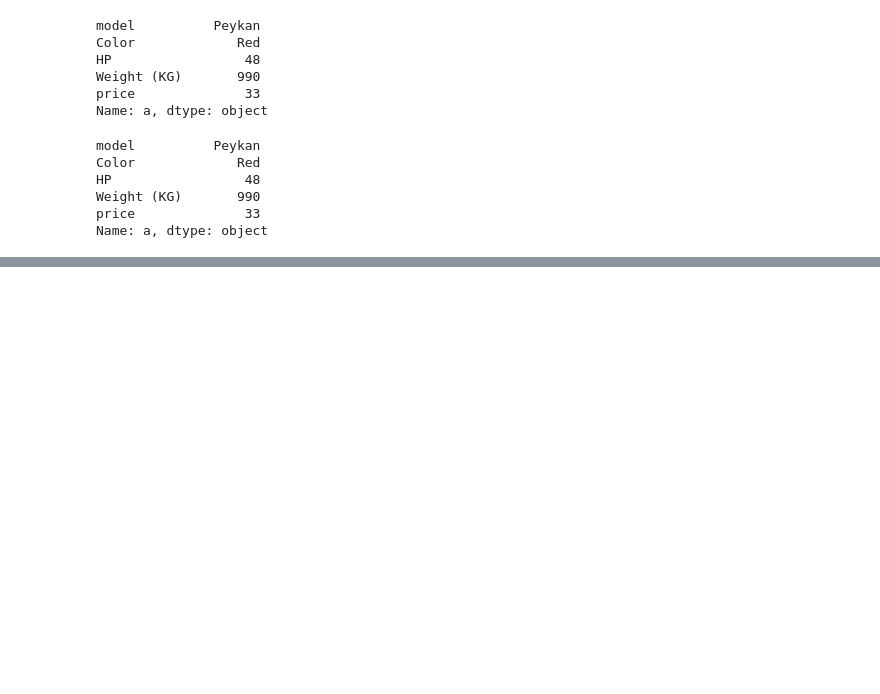
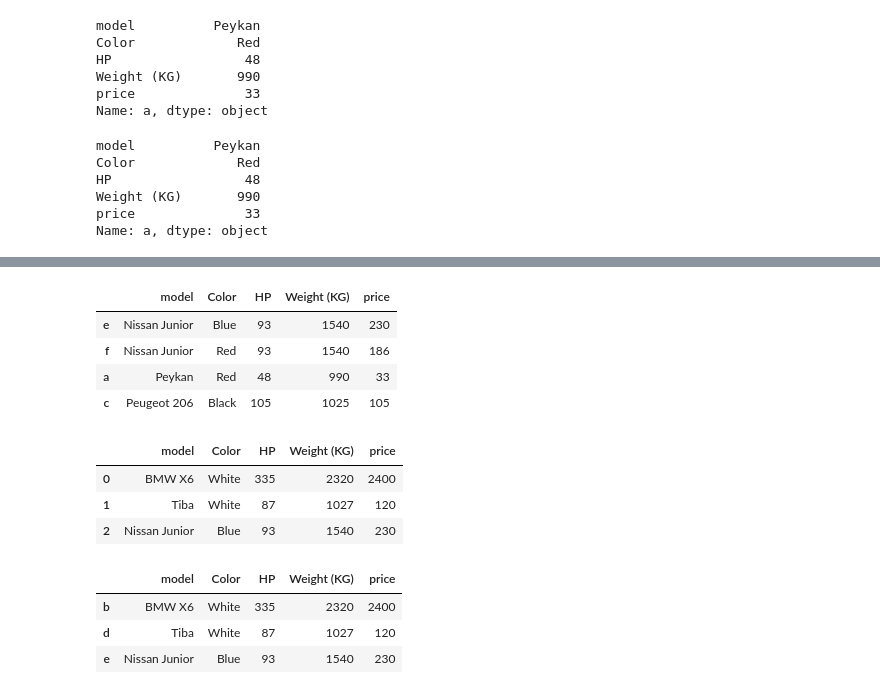
Before and after one commit to MortezaHagh/da-py, a Jupyter notebook: collageML/test.ipynb, the cells around one changed output, grey strips where cells are left out. Cells and saved outputs as stored; diff of their text form; code cells hidden in the pictures; blank space fills up the shorter version.

```diff
--- a/collageML/test.ipynb
+++ b/collageML/test.ipynb
@@ -219,0 +259,22 @@ Name: a, dtype: object
+# %%
+df.sample(4, random_state=12)
+# %% [output]
+|  | model | Color | HP | Weight (KG) | price |
+| e | Nissan Junior | Blue | 93 | 1540 | 230 |
+| f | Nissan Junior | Red | 93 | 1540 | 186 |
+| a | Peykan | Red | 48 | 990 | 33 |
+| c | Peugeot 206 | Black | 105 | 1025 | 105 |
+# %%
+df.sample(frac=0.4, random_state=13, ignore_index=True)
+# %% [output]
+|  | model | Color | HP | Weight (KG) | price |
+| 0 | BMW X6 | White | 335 | 2320 | 2400 |
+| 1 | Tiba | White | 87 | 1027 | 120 |
+| 2 | Nissan Junior | Blue | 93 | 1540 | 230 |
+# %%
+df.sample(frac=0.4, random_state=13)
+# %% [output]
+|  | model | Color | HP | Weight (KG) | price |
+| b | BMW X6 | White | 335 | 2320 | 2400 |
+| d | Tiba | White | 87 | 1027 | 120 |
+| e | Nissan Junior | Blue | 93 | 1540 | 230 |
```
Also changed, not shown: parts of 6 cells of this notebook, 9 other files.
